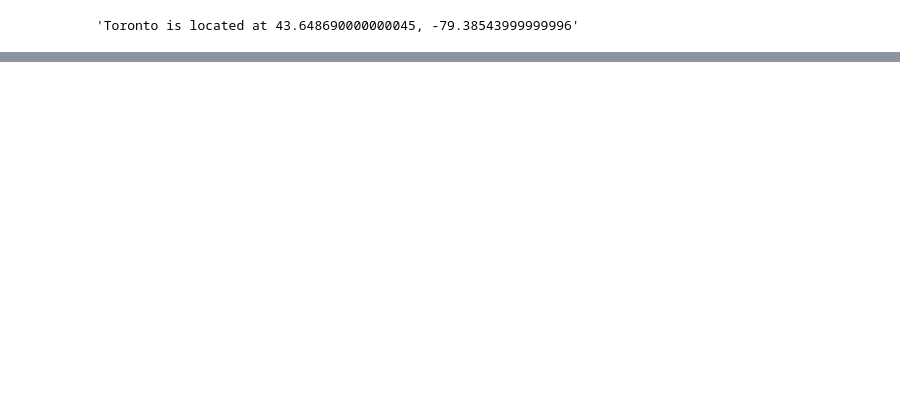
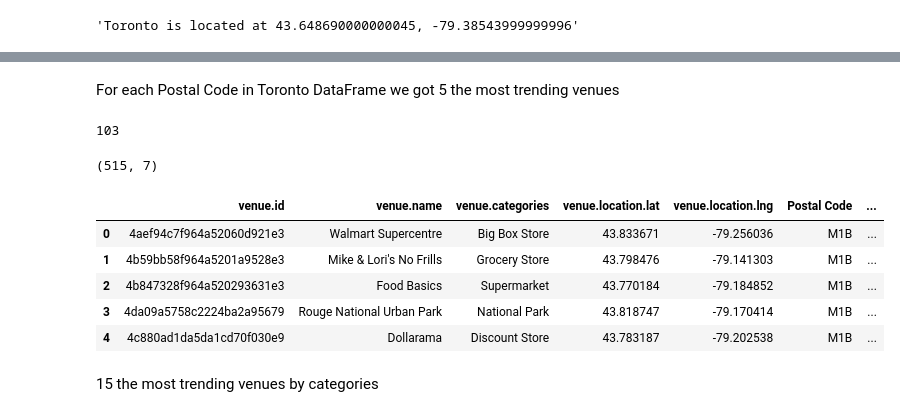
Before and after one commit to douxross/IBM-Project, a Jupyter notebook: week3.ipynb, the cells around one changed output, grey strips where cells are left out. Saved outputs shown, nothing was run; the diff lists cells and outputs as text; code cells hidden in the pictures; blank space fills up the shorter version.

Commit message:
add foursquare api part

```diff
--- a/week3.ipynb
+++ b/week3.ipynb
@@ -102,0 +117,3 @@ for lat, lng, label in zip(df_full['Latitude'], df_full['Longitude'], df_full['N
+# %%
+# used FourSquare module to constrac a handler for FourSquare API
+client = foursquare.Foursquare(client_id=CLIENT_ID, client_secret=CLIENT_SECRET)
@@ -102,0 +128,45 @@ for lat, lng, label in zip(df_full['Latitude'], df_full['Longitude'], df_full['N
+# %%
+# function that extracts the category of the venue
+# json has lots of information we don't need, so we need to get rid of it
+def get_category_type(row):
+    try:
+        categories_list = row['categories']
+    except:
+        categories_list = row['venue.categories']
+
+    if len(categories_list) == 0:
+        return None
+    else:
+        return categories_list[0]['name']
+# %%
+df_list = []
+for lat, lng, nhood, pcode in zip(df_full['Latitude'], df_full['Longitude'], df_full['Neighbourhood'], df_full['Postal Code']):
+    pcode_json = client.venues.explore(params={'ll': f'{lat},{lng}', 'section': 'trending', 'limit': '5', 'sortByPopularity': '1'})
+    items = pcode_json['groups'][0]['items']
+    dataframe = json_normalize(items)   # convert json into Data Frame
+    dataframe = dataframe[['venue.id', 'venue.name', 'venue.categories', 'venue.location.lat', 'venue.location.lng']]
+    dataframe['venue.categories'] = dataframe.apply(get_category_type, axis=1) # clean categories column, it has lots of exras
+    dataframe[['Postal Code', 'Neighbourhood']] = [pcode, nhood]    # add columns representing/connecting venues with location
+    df_list.append(dataframe)   # each Date Frame goes to the list for farther murge
+# %% [markdown]
+For each Postal Code in Toronto DataFrame we got 5 the most trending venues
+# %%
+len(df_list)    # for 103 Postal codes we got 103 table, one for each post code
+# %% [output]
+103
+# %%
+df_venuse = pd.concat(df_list)  # merge 103 tables into one
+df_venuse.shape
+# %% [output]
+(515, 7)
+# %%
+df_venuse.head()
+# %% [output]
+|  | venue.id | venue.name | venue.categories | venue.location.lat | venue.location.lng | Postal Code | ... |
+| 0 | 4aef94c7f964a52060d921e3 | Walmart Supercentre | Big Box Store | 43.833671 | -79.256036 | M1B | ... |
+| 1 | 4b59bb58f964a5201a9528e3 | Mike & Lori's No Frills | Grocery Store | 43.798476 | -79.141303 | M1B | ... |
+| 2 | 4b847328f964a520293631e3 | Food Basics | Supermarket | 43.770184 | -79.184852 | M1B | ... |
+| 3 | 4da09a5758c2224ba2a95679 | Rouge National Urban Park | National Park | 43.818747 | -79.170414 | M1B | ... |
+| 4 | 4c880ad1da5da1cd70f030e9 | Dollarama | Discount Store | 43.783187 | -79.202538 | M1B | ... |
+# %% [markdown]
+15 the most trending venues by categories
```
Also changed, not shown: parts of 14 cells of this notebook.
